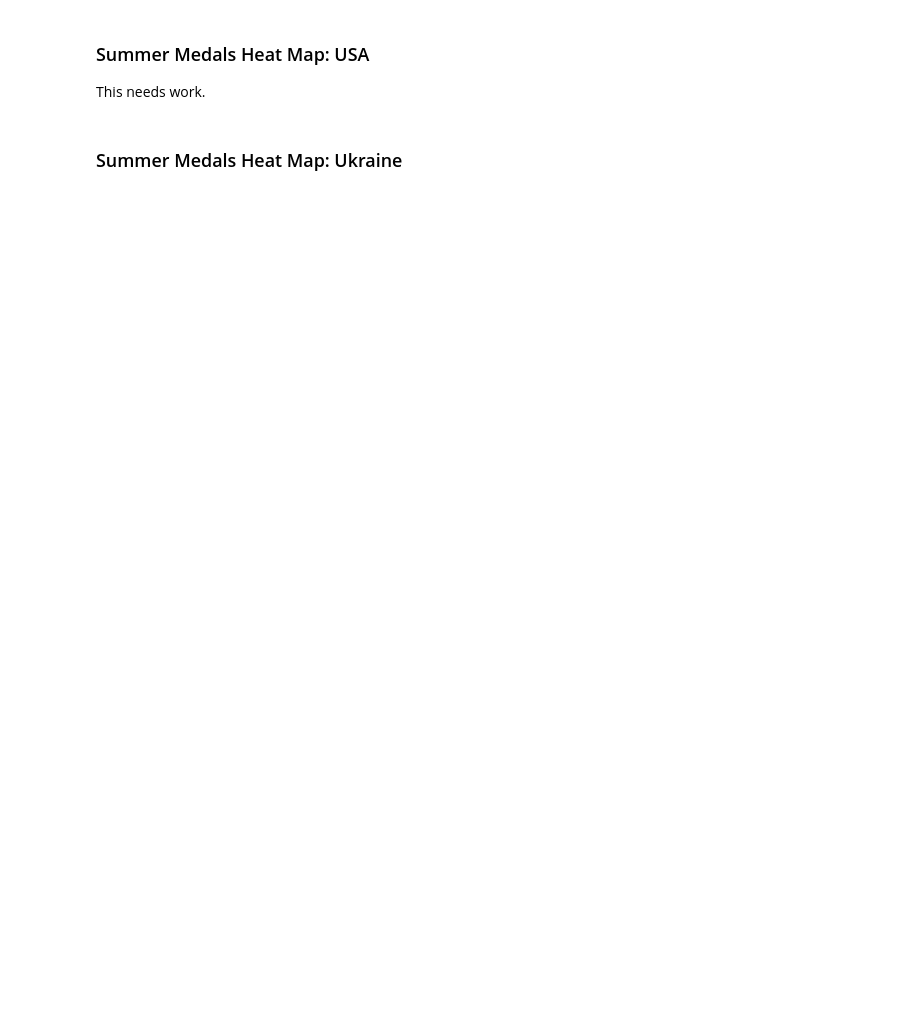
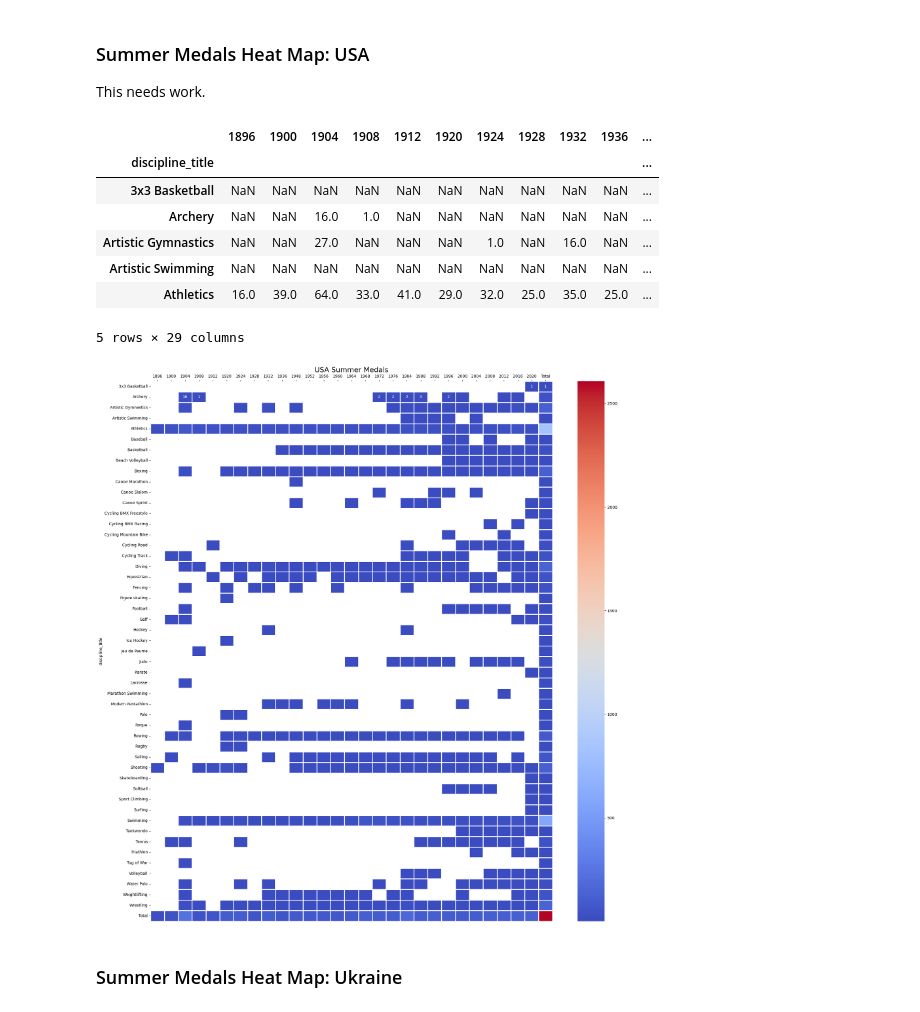
Before and after one commit to JimGile/group3-project1, a Jupyter notebook: src/olympic_games_data_vis.ipynb, the cells around one changed output. Cells and saved outputs as stored; diff of their text form; code cells hidden in the pictures; blank space fills up the shorter version.

```diff
--- a/src/olympic_games_data_vis.ipynb
+++ b/src/olympic_games_data_vis.ipynb
@@ -204,5 +204,5 @@ ogm.plot_discipline_games_heatmap(disciplines, title=season, size=(16,12))
 ## Summer Games
 # %%
 data_summer = data_medal[data_medal['game_season']=='Summer'].reset_index(drop=True)
-data_summer.drop(['game_season'], axis=1, inplace=True)
+#data_summer.drop(['game_season'], axis=1, inplace=True)
 data_summer.head()
@@ -236,7 +252,18 @@ plt.show()
 This needs work.
 # %%
 country_medal_usa = ogm.get_country_medal_heatmap(data_summer, 'United States')
+display(country_medal_usa.head())
 fig1 = ogm.plot_country_medal_heatmap(country_medal_usa, "USA", season="Summer", figsize=(20, 20))
+# %% [output]
+|  | 1896 | 1900 | 1904 | 1908 | 1912 | 1920 | 1924 | 1928 | 1932 | 1936 | ... |
+| discipline_title |  |  |  |  |  |  |  |  |  |  | ... |
+| 3x3 Basketball | NaN | NaN | NaN | NaN | NaN | NaN | NaN | NaN | NaN | NaN | ... |
+| Archery | NaN | NaN | 16.0 | 1.0 | NaN | NaN | NaN | NaN | NaN | NaN | ... |
+| Artistic Gymnastics | NaN | NaN | 27.0 | NaN | NaN | NaN | 1.0 | NaN | 16.0 | NaN | ... |
+| Artistic Swimming | NaN | NaN | NaN | NaN | NaN | NaN | NaN | NaN | NaN | NaN | ... |
+| Athletics | 16.0 | 39.0 | 64.0 | 33.0 | 41.0 | 29.0 | 32.0 | 25.0 | 35.0 | 25.0 | ... |
+5 rows × 29 columns
+[figure, added]
 # %% [markdown]
 ### Summer Medals Heat Map: Ukraine
 # %%
```
Also changed, not shown: parts of 11 cells of this notebook, 7 other files.
